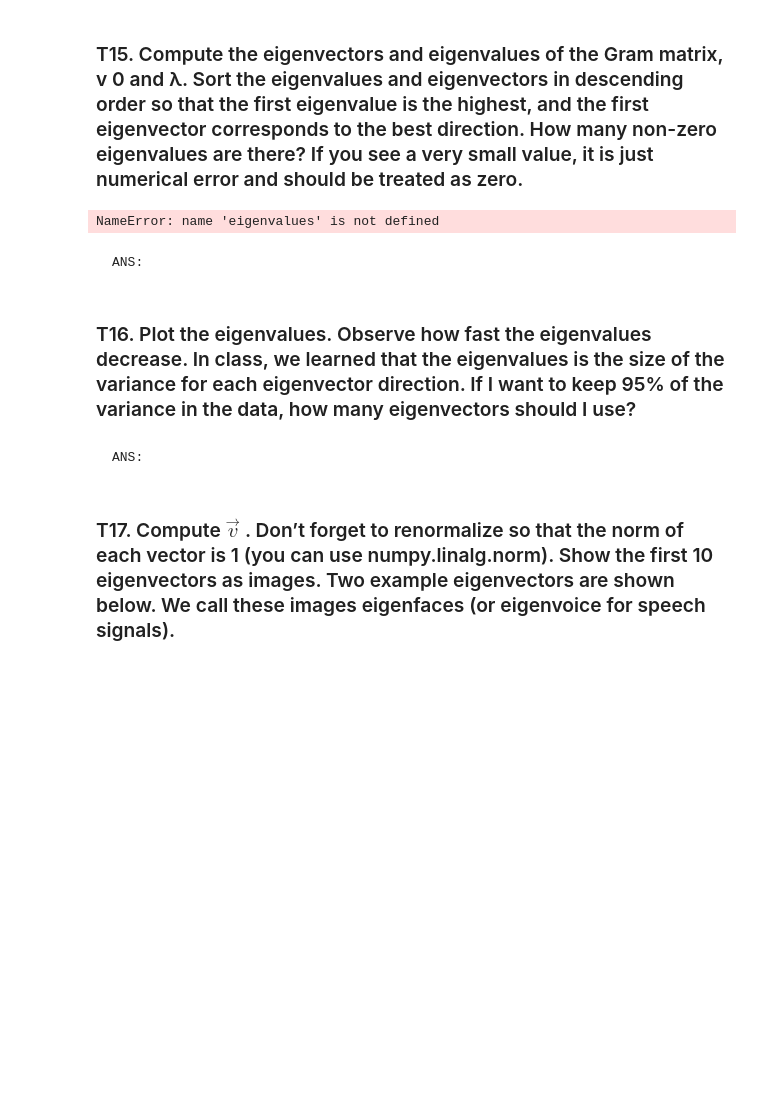
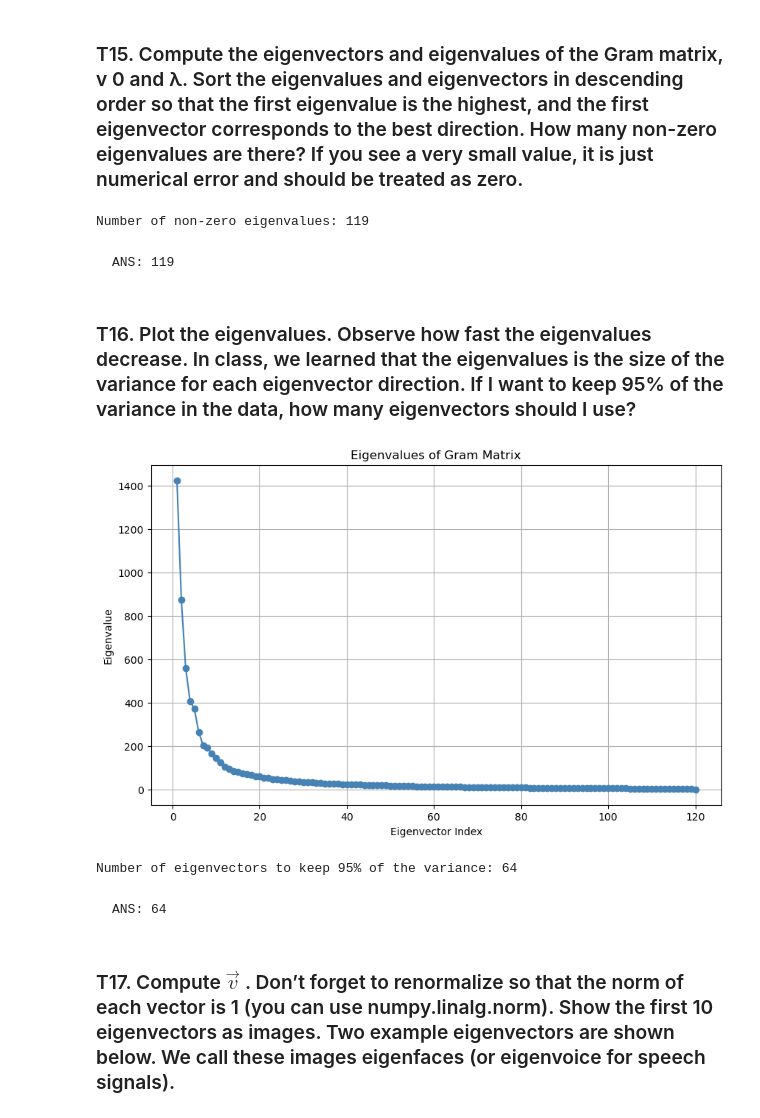
Before and after one commit to pupipatsk/Pattern-Recognition, a Jupyter notebook: HW/HW03/HW03.ipynb, the cells around one changed output. Saved outputs shown, nothing was run; the diff lists cells and outputs as text; code cells hidden in the pictures; blank space fills up the shorter version.

```diff
--- a/HW/HW03/HW03.ipynb
+++ b/HW/HW03/HW03.ipynb
@@ -639,6 +665,18 @@ def calculate_eigenvectors_and_eigenvalues(matrix):
 
     # INSERT CODE HERE
 
+    # Calculate eigenvectors and eigenvalues
+    eigenvalues, eigenvectors = np.linalg.eigh(matrix)
+
+    # Sort the eigenvalues and eigenvectors in descending order
+    idx = np.argsort(eigenvalues)[::-1]
+    eigenvalues = eigenvalues[idx]
+    eigenvectors = eigenvectors[:, idx]
+
+    # Treat very small values as zero
+    eigenvalues[np.abs(eigenvalues) < 1e-20] = 0.0
+    eigenvectors[np.abs(eigenvectors) < 1e-20] = 0.0
+
     return eigenvalues, eigenvectors
 
 eigenvalues, eigenvectors = calculate_eigenvectors_and_eigenvalues(gram_matrix)
@@ -651,9 +689,13 @@ def test_eigenvalues_eigenvectors():
     assert list(eigenvalues) == sorted(eigenvalues, reverse = True)
 
 test_eigenvalues_eigenvectors()
+
+# Count non-zero eigenvalues
+num_non_zero_eigenvalues = np.sum(eigenvalues > 0.0)
+print("Number of non-zero eigenvalues:", num_non_zero_eigenvalues)
 # %% [output]
-NameError: name 'eigenvalues' is not defined
+Number of non-zero eigenvalues: 119
 # %% [markdown]
-    ANS:
+    ANS: 119
 # %% [markdown]
 ### T16. Plot the eigenvalues. Observe how fast the eigenvalues decrease. In class, we learned that the eigenvalues is the size of the variance for each eigenvector direction. If I want to keep 95% of the variance in the data, how many eigenvectors should I use?
@@ -662,4 +702,56 @@ NameError: name 'eigenvalues' is not defined
+# %%
+# INSERT CODE HERE
+def plot_eigenvalues(eigenvalues):
+    """
+    Plot the eigenvalues.
+
+    Args:
+    - eigenvalues (numpy.ndarray): Eigenvalues of the matrix.
+
+    Returns:
+    - None
+    """
+
+    plt.figure(figsize=(10, 6))
+    plt.plot(np.arange(1, len(eigenvalues) + 1), eigenvalues, marker='o', color='steelblue', linestyle='-')
+    plt.xlabel('Eigenvector Index')
+    plt.ylabel('Eigenvalue')
+    plt.title('Eigenvalues of Gram Matrix')
+    plt.grid(True)
+    plt.show()
+
+def find_num_eigenvectors_to_keep_variance(eigenvalues, variance_to_keep=0.95):
+    """
+    Find the number of eigenvectors to keep to retain a certain percentage of variance.
+
+    Args:
+    - eigenvalues (numpy.ndarray): Eigenvalues of the matrix.
+    - variance_to_keep (float): Percentage of variance to keep.
+
+    Returns:
+    - num_eigenvectors (int): Number of eigenvectors to keep.
+    """
+
+    total_variance = np.sum(eigenvalues)
+    variance_sum = 0
+    for i, eigenvalue in enumerate(eigenvalues):
+        variance_sum += eigenvalue
+        if variance_sum / total_variance >= variance_to_keep:
+            num_eigenvectors = i + 1
+            break
+
+    return num_eigenvectors
+
+# Plot eigenvalues
+plot_eigenvalues(eigenvalues)
+
+# Find the number of eigenvectors to keep 95% of the variance
+num_eigenvectors_to_keep = find_num_eigenvectors_to_keep_variance(eigenvalues, variance_to_keep=0.95)
+print("Number of eigenvectors to keep 95% of the variance:", num_eigenvectors_to_keep)
+# %% [output]
+[figure, added]
+Number of eigenvectors to keep 95% of the variance: 64
 # %% [markdown]
-    ANS:
+    ANS: 64
 # %% [markdown]
 ### T17. Compute $\vec{v}$ . Don’t forget to renormalize so that the norm of each vector is 1 (you can use numpy.linalg.norm). Show the first 10 eigenvectors as images. Two example eigenvectors are shown below. We call these images eigenfaces (or eigenvoice for speech signals).
```
Also changed, not shown: parts of 24 cells of this notebook.
